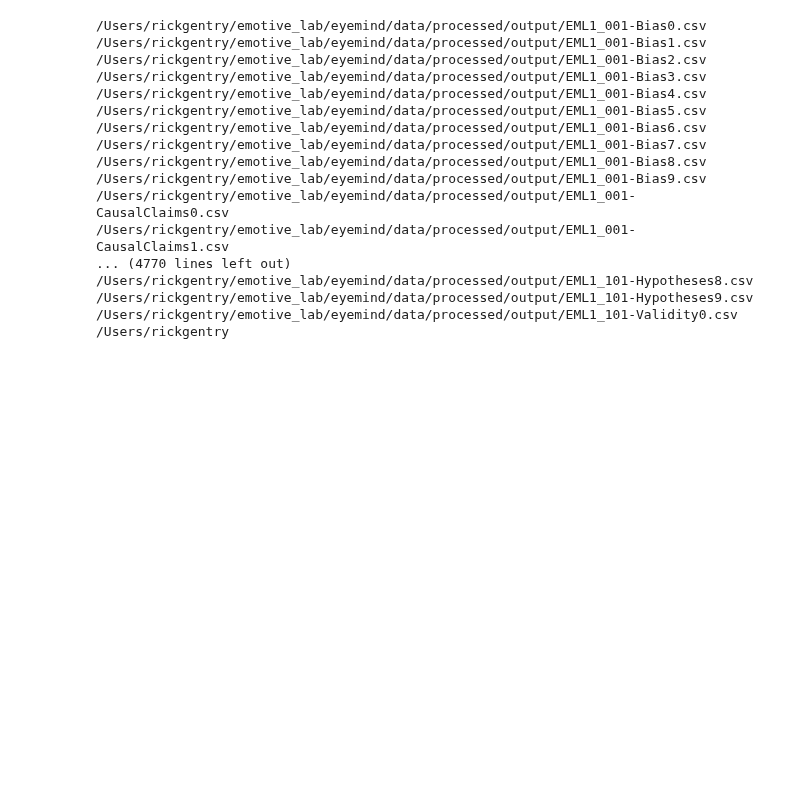
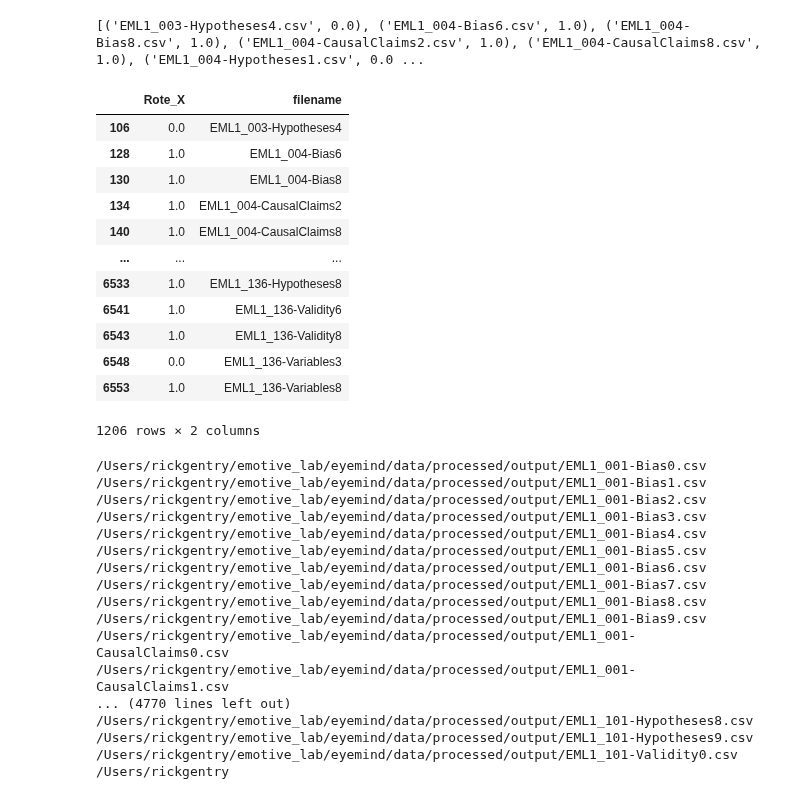
Before and after one commit to rosyvs/DeepGaze, a Jupyter notebook: notebooks/lightning_cli_testing.ipynb, the cells around one changed output. Drawn from its saved outputs; the diff is of its cells as text; code cells hidden in the pictures; blank space fills up the shorter version.

```diff
--- a/notebooks/test.ipynb
+++ b/notebooks/lightning_cli_testing.ipynb
@@ -5,5 +108,27 @@ import pandas as pd
 # %%
 label_df = pd.read_csv("/Users/rickgentry/emotive_lab/eyemind/data/EML1_pageLevel_with_filename.csv", index_col=0)
+# %%
+from eyemind.dataloading.load_dataset import get_filenames_for_dataset, label_files
+label_df = pd.read_csv("/Users/rickgentry/emotive_lab/eyemind/data/EML1_pageLevel_with_filename_seq.csv")
+files1 = sorted(get_filenames_for_dataset("/Users/rickgentry/emotive_lab/eyemind/data/processed/output", label_df, "Rote_X"))
+labels = label_files(label_df, "Rote_X", files1)
+print(list(zip(files1, labels)))
+label_df[["Rote_X","filename"]].loc[label_df["filename"].isin([file.split(".")[0] for file in files1])]
+# %% [output]
+[('EML1_003-Hypotheses4.csv', 0.0), ('EML1_004-Bias6.csv', 1.0), ('EML1_004-Bias8.csv', 1.0), ('EML1_004-CausalClaims2.csv', 1.0), ('EML1_004-CausalClaims8.csv', 1.0), ('EML1_004-Hypotheses1.csv', 0.0 ...
+|  | Rote_X | filename |
+| 106 | 0.0 | EML1_003-Hypotheses4 |
+| 128 | 1.0 | EML1_004-Bias6 |
+| 130 | 1.0 | EML1_004-Bias8 |
+| 134 | 1.0 | EML1_004-CausalClaims2 |
+| 140 | 1.0 | EML1_004-CausalClaims8 |
+| ... | ... | ... |
+| 6533 | 1.0 | EML1_136-Hypotheses8 |
+| 6541 | 1.0 | EML1_136-Validity6 |
+| 6543 | 1.0 | EML1_136-Validity8 |
+| 6548 | 0.0 | EML1_136-Variables3 |
+| 6553 | 1.0 | EML1_136-Variables8 |
+1206 rows × 2 columns
 # %%
 new_df = add_sequence_col(label_df, "/Users/rickgentry/emotive_lab/eyemind/data/processed/output")
 # %% [output]
```
Also changed, not shown: parts of 28 cells of this notebook, 7 other files.
